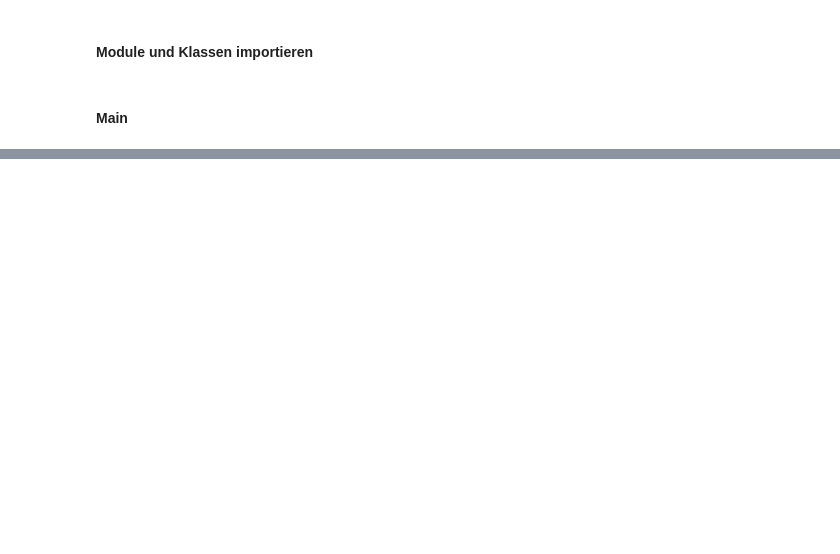
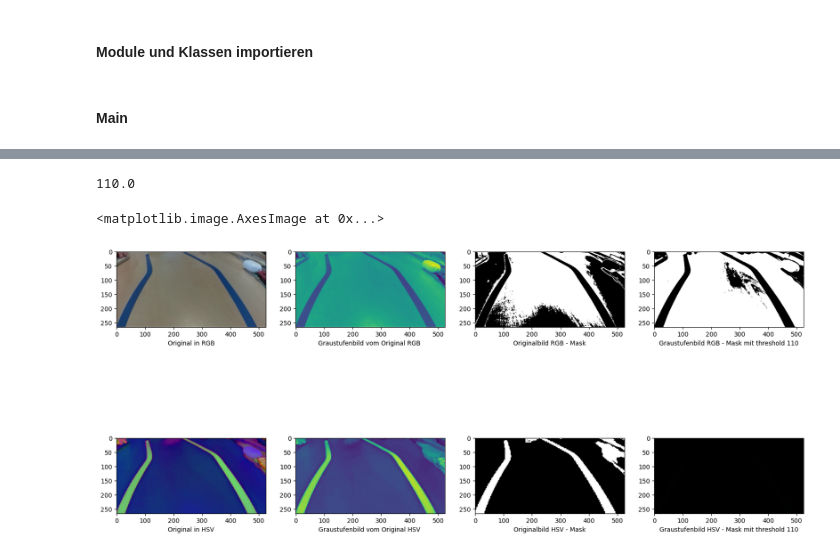
Before and after one commit to HopfeJ/Gruppe4_Camp2Code, a Jupyter notebook: roman/phase2/camcar_test.ipynb, the cells around one changed output, grey strips where cells are left out. Drawn from its saved outputs; the diff is of its cells as text; code cells hidden in the pictures; blank space fills up the shorter version.

```diff
--- a/roman/phase2/camcar_test.ipynb
+++ b/roman/phase2/camcar_test.ipynb
@@ -92,0 +121,65 @@ plt.imshow(image_edges,cmap='gray')
+# %%
+# Blau- Graufilter Versuch
+
+lower = np.array([95, 0, 0])
+upper = np.array([125, 255, 255])
+
+plt.figure(figsize=(20,10))
+
+# img_cut = RBG Bild beschnitten
+image_rgb = img_cut
+# image = HSV-Bild beschnitten
+image_hsv = image
+
+# Original in HSV nochmal darstellen
+plt.subplot(245)
+plt.xlabel('Original in HSV')
+plt.imshow(image_hsv)
+
+# Original in RGB nochmal darstellen
+plt.subplot(241)
+plt.xlabel('Original in RGB')
+plt.imshow(image_rgb)
+
+# Graustufe vom Original HSV
+img_hsv_gray = cv.cvtColor(image_hsv, cv.COLOR_RGB2GRAY)
+plt.subplot(246)
+plt.xlabel('Graustufenbild vom Original HSV ')
+plt.imshow(img_hsv_gray)
+
+# Graustufe vom Original in RGB
+img_rgb_gray = cv.cvtColor(image_rgb, cv.COLOR_RGB2GRAY)
+plt.subplot(242)
+plt.xlabel('Graustufenbild vom Original RGB ')
+plt.imshow(img_rgb_gray)
+
+# Masken auf Basis Original HSV
+image_mask_hsv = cv.inRange(image_hsv, lower, upper)
+plt.subplot(247)
+plt.xlabel('Originalbild HSV - Mask')
+plt.imshow(image_mask_hsv,cmap='gray')
+
+# Masken auf Basis Original RGB
+image_mask_rgb = cv.inRange(image_rgb, lower, upper)
+plt.subplot(243)
+plt.xlabel('Originalbild RGB - Mask')
+plt.imshow(image_mask_rgb,cmap='gray')
+
+# Maske auf Basis Graustufenbild RGB mit Threshold
+threshold=110
+ret,img_mask_th_rgb = cv.threshold(img_rgb_gray,threshold,1,cv.THRESH_BINARY)   # gibt threshold und Resultat zurück
+plt.subplot(244)
+plt.xlabel('Graustufenbild RGB - Mask mit threshold '+str(threshold))
+plt.imshow(img_mask_th_rgb,cmap='gray')
+
+# Maske auf Basis Graustufenbild HSV mit Threshold
+threshold=110
+ret,img_mask_th_hsv = cv.threshold(image_hsv,threshold,1,cv.THRESH_BINARY)   # gibt threshold und Resultat zurück
+print(ret)
+plt.subplot(248)
+plt.xlabel('Graustufenbild HSV - Mask mit threshold '+str(threshold))
+plt.imshow(img_mask_th_hsv,cmap='gray')
+# %% [output]
+110.0
+<matplotlib.image.AxesImage at 0x...>
+[figure, added]
```
Also changed, not shown: parts of 11 cells of this notebook, 3 other files.
